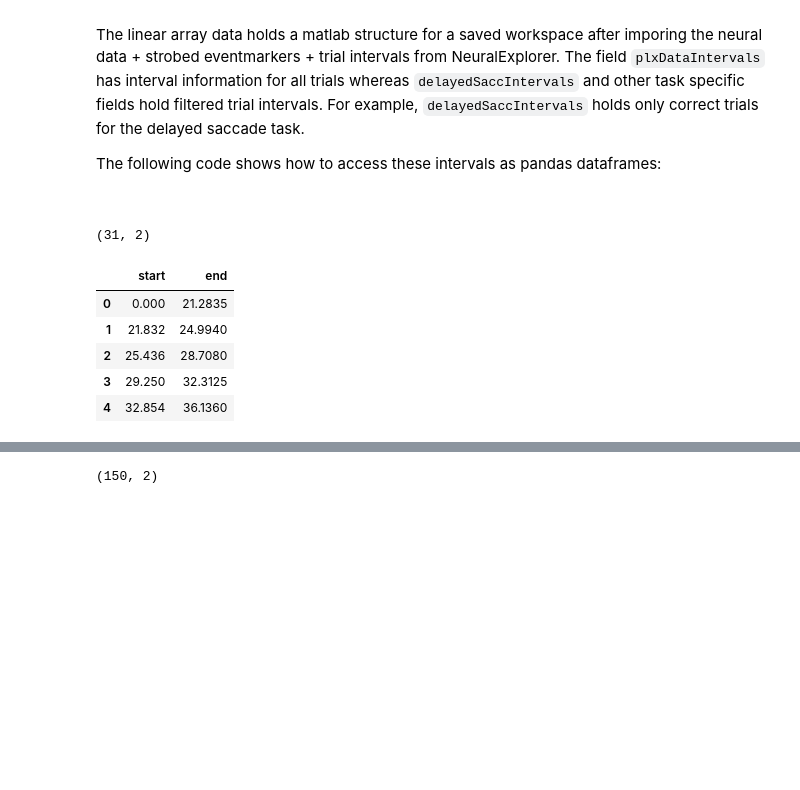
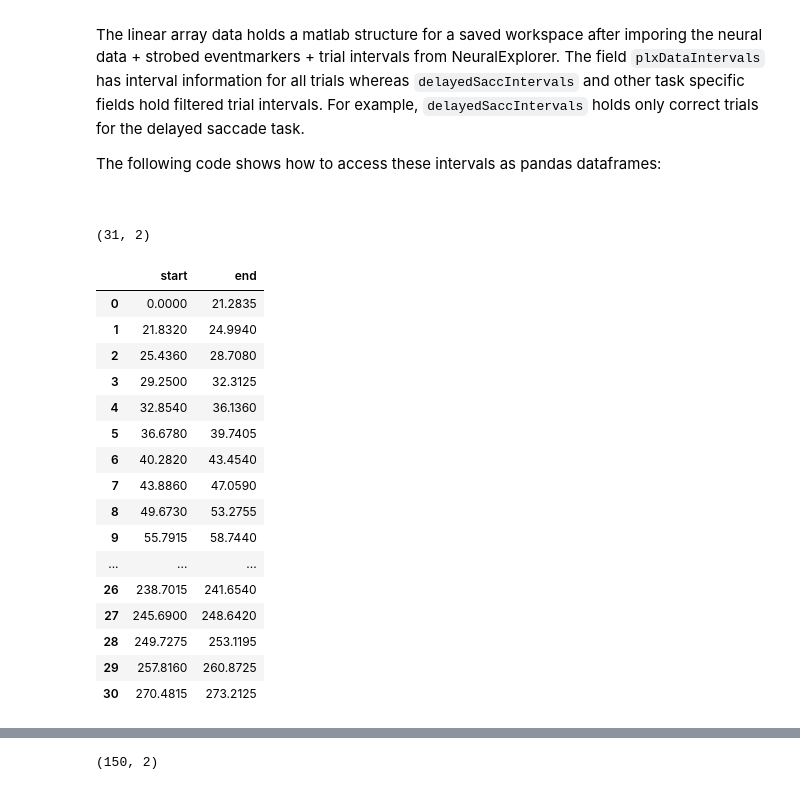
Before and after one commit to SmilodonCub/linArray, a Jupyter notebook: linArray_notebook.ipynb, the cells around one changed output, grey strips where cells are left out. Drawn from its saved outputs; the diff is of its cells as text; code cells hidden in the pictures; blank space fills up the shorter version.

```diff
--- a/linArray_notebook.ipynb
+++ b/linArray_notebook.ipynb
@@ -53,17 +53,28 @@ The following code shows how to access these intervals as pandas dataframes:
 # %%
 # the delayedSaccIntervals field
 delayedSaccade_dat = linArrayMat[ 'delayedSaccIntervals' ]
 delayedSaccade_DF = pd.DataFrame( data = delayedSaccade_dat, columns = [ 'start','end' ] )
 print( delayedSaccade_DF.shape )
-delayedSaccade_DF.head()
+delayedSaccade_DF
 # %% [output]
 (31, 2)
 |  | start | end |
-| 0 | 0.000 | 21.2835 |
-| 1 | 21.832 | 24.9940 |
-| 2 | 25.436 | 28.7080 |
-| 3 | 29.250 | 32.3125 |
-| 4 | 32.854 | 36.1360 |
+| 0 | 0.0000 | 21.2835 |
+| 1 | 21.8320 | 24.9940 |
+| 2 | 25.4360 | 28.7080 |
+| 3 | 29.2500 | 32.3125 |
+| 4 | 32.8540 | 36.1360 |
+| 5 | 36.6780 | 39.7405 |
+| 6 | 40.2820 | 43.4540 |
+| 7 | 43.8860 | 47.0590 |
+| 8 | 49.6730 | 53.2755 |
+| 9 | 55.7915 | 58.7440 |
+| ... | ... | ... |
+| 26 | 238.7015 | 241.6540 |
+| 27 | 245.6900 | 248.6420 |
+| 28 | 249.7275 | 253.1195 |
+| 29 | 257.8160 | 260.8725 |
+| 30 | 270.4815 | 273.2125 |
 # %%
 # the delayedSaccIntervals 180 field
 delayedSaccade_dat = linArrayMat[ 'delayedSacc180RFInt' ]
```
Also changed, not shown: parts of 2 cells of this notebook, 3 other files.
